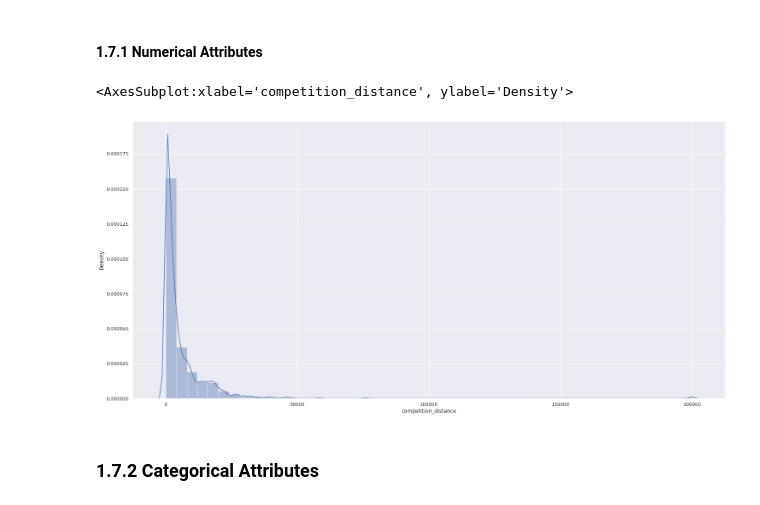
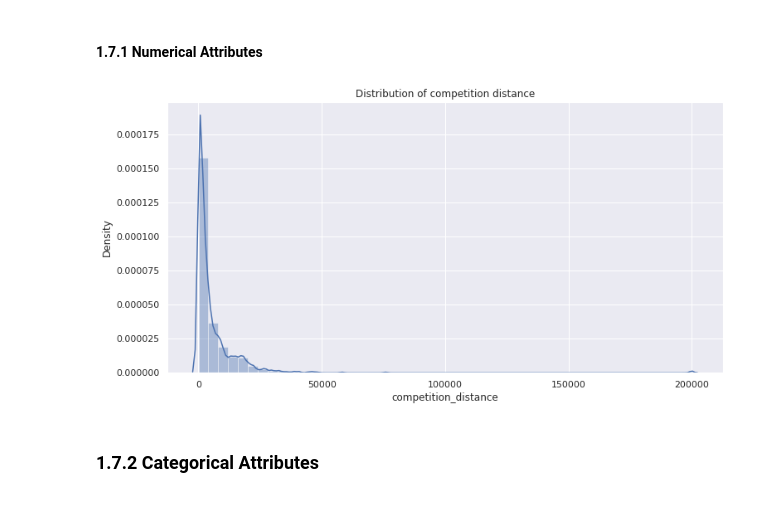
Before and after one commit to heitorfe/rossman-sales-predict, a Jupyter notebook: rossmann-sales-predict.ipynb, the cells around one changed output. Saved outputs shown, nothing was run; the diff lists cells and outputs as text; code cells hidden in the pictures.

```diff
--- a/rossmann-sales-predict.ipynb
+++ b/rossmann-sales-predict.ipynb
@@ -247,10 +259,11 @@ d6 = pd.DataFrame(num_attributes.apply(lambda x: x.kurtosis)).T
 m1 = pd.concat([d1,d2,d4,ct1,ct2,d3,d5,d6]).T.reset_index()
 m1.columns = ['attributes','min','max', 'range', 'mean', 'median', 'std', 'skew', 'kurtosis']
 # %%
+plt.figure(figsize=(12,6))
 sns.distplot(df1['competition_distance'])
+plt.title('Distribution of competition distance');
 # %% [output]
-<AxesSubplot:xlabel='competition_distance', ylabel='Density'>
-[figure, old version]
+[figure, new version]
 # %% [markdown]
 ### 1.7.2 Categorical Attributes
 # %%
```
Also changed, not shown: parts of 44 cells of this notebook.
